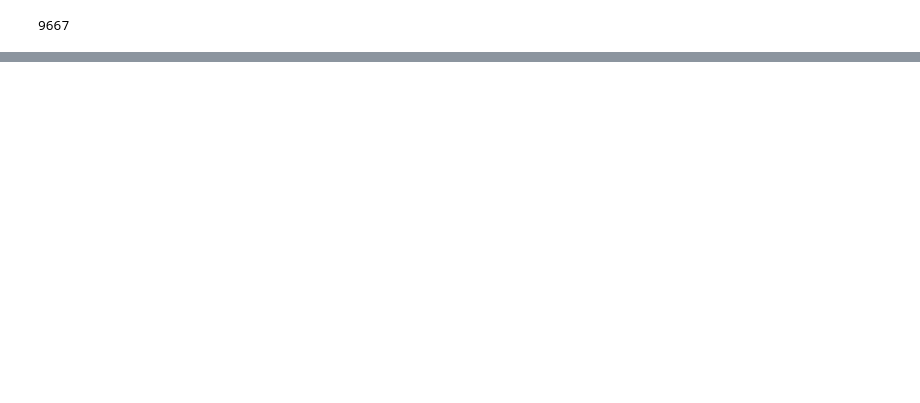
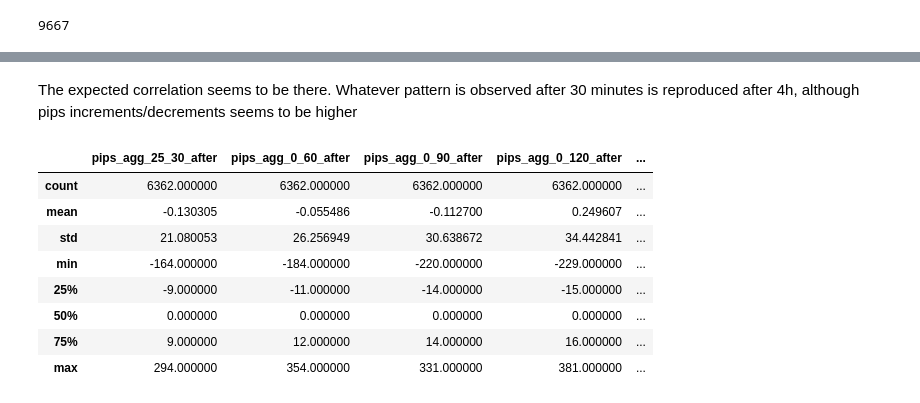
Before and after one commit to msanzsanz/PFM_EconomicNewsImpact, a Jupyter notebook: models/datafamiliarity.ipynb, the cells around one changed output, grey strips where cells are left out. Drawn from its saved outputs; the diff is of its cells as text; code cells hidden in the pictures; blank space fills up the shorter version.

```diff
--- a/models/datafamiliarity.ipynb
+++ b/models/datafamiliarity.ipynb
@@ -17,0 +84,15 @@ len(df)
+# %% [markdown]
+The expected correlation seems to be there.
+Whatever pattern is observed after 30 minutes is reproduced after 4h, although pips increments/decrements seems to be higher
+# %%
+df_pips_by_datetime.describe()
+# %% [output]
+|  | pips_agg_25_30_after | pips_agg_0_60_after | pips_agg_0_90_after | pips_agg_0_120_after | ... |
+| count | 6362.000000 | 6362.000000 | 6362.000000 | 6362.000000 | ... |
+| mean | -0.130305 | -0.055486 | -0.112700 | 0.249607 | ... |
+| std | 21.080053 | 26.256949 | 30.638672 | 34.442841 | ... |
+| min | -164.000000 | -184.000000 | -220.000000 | -229.000000 | ... |
+| 25% | -9.000000 | -11.000000 | -14.000000 | -15.000000 | ... |
+| 50% | 0.000000 | 0.000000 | 0.000000 | 0.000000 | ... |
+| 75% | 9.000000 | 12.000000 | 14.000000 | 16.000000 | ... |
+| max | 294.000000 | 354.000000 | 331.000000 | 381.000000 | ... |
```
Also changed, not shown: parts of 19 cells of this notebook, 2 other files.
